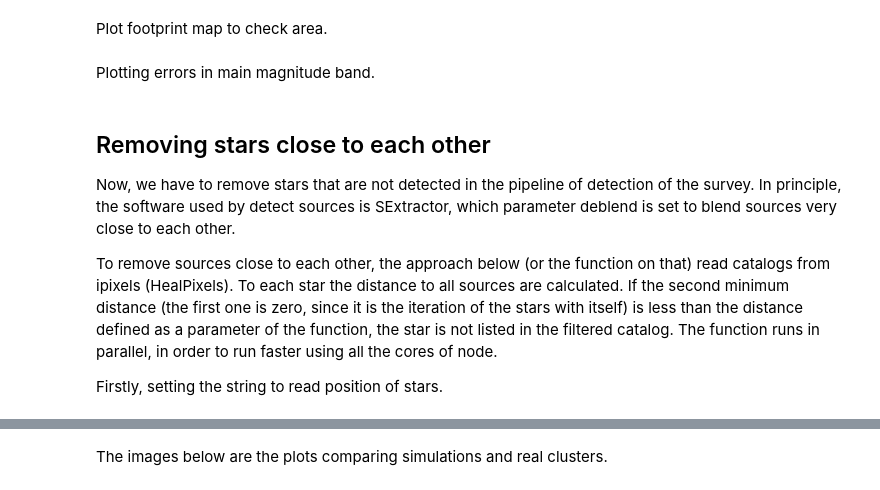
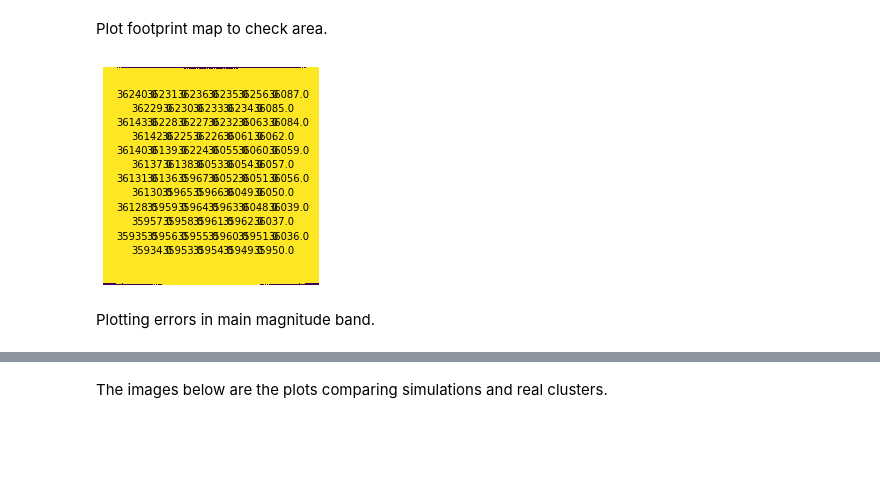
Before and after one commit to linea-it/ga_sim, a Jupyter notebook: ga_sim.ipynb, the cells around one changed output, grey strips where cells are left out. Drawn from its saved outputs; the diff is of its cells as text; code cells hidden in the pictures; blank space fills up the shorter version.

Commit message:
Deleting many files that are no more useful. Improving plots in the main jn.

```diff
--- a/ga_sim.ipynb
+++ b/ga_sim.ipynb
@@ -295,8 +368,10 @@ Plot footprint map to check area.
 # %%
 hpx_ftp = param['results_path'] + "/ftp_4096_nest.fits"
 
 plot_ftp(hpx_ftp, param['star_clusters_simulated'],
-         mockcat, param['ra_max'], param['ra_min'], param['dec_min'], param['dec_max'], param['output_plots'])
+         param['final_cat'], param['ra_max'], param['ra_min'], param['dec_min'], param['dec_max'], param['output_plots'])
+# %% [output]
+[figure, added]
 # %%
 # Diretório onde estão os arquivo _clus.dat
 plots_ang_size(param['star_clusters_simulated'], param['results_path'],
@@ -309,13 +384,3 @@ Plotting errors in main magnitude band.
 # %%
 # Plots to analyze the simulated clusters.
 plot_err(mockcat, param['output_plots'])
-# %% [markdown]
-## Removing stars close to each other
-
-Now, we have to remove stars that are not detected in the pipeline of detection of the survey. In principle, the software used by detect sources is SExtractor, which parameter deblend is set to blend sources very close to each other.
-
-To remove sources close to each other, the approach below (or the function on that) read catalogs from ipixels (HealPixels).
-To each star the distance to all sources are calculated. If the second minimum distance (the first one is zero, since it is the iteration of the stars with itself) is less than the distance defined as a parameter of the function, the star is not listed in the filtered catalog.
-The function runs in parallel, in order to run faster using all the cores of node.
-
-Firstly, setting the string to read position of stars.
```
Also changed, not shown: parts of 15 cells of this notebook, 19 other files.
